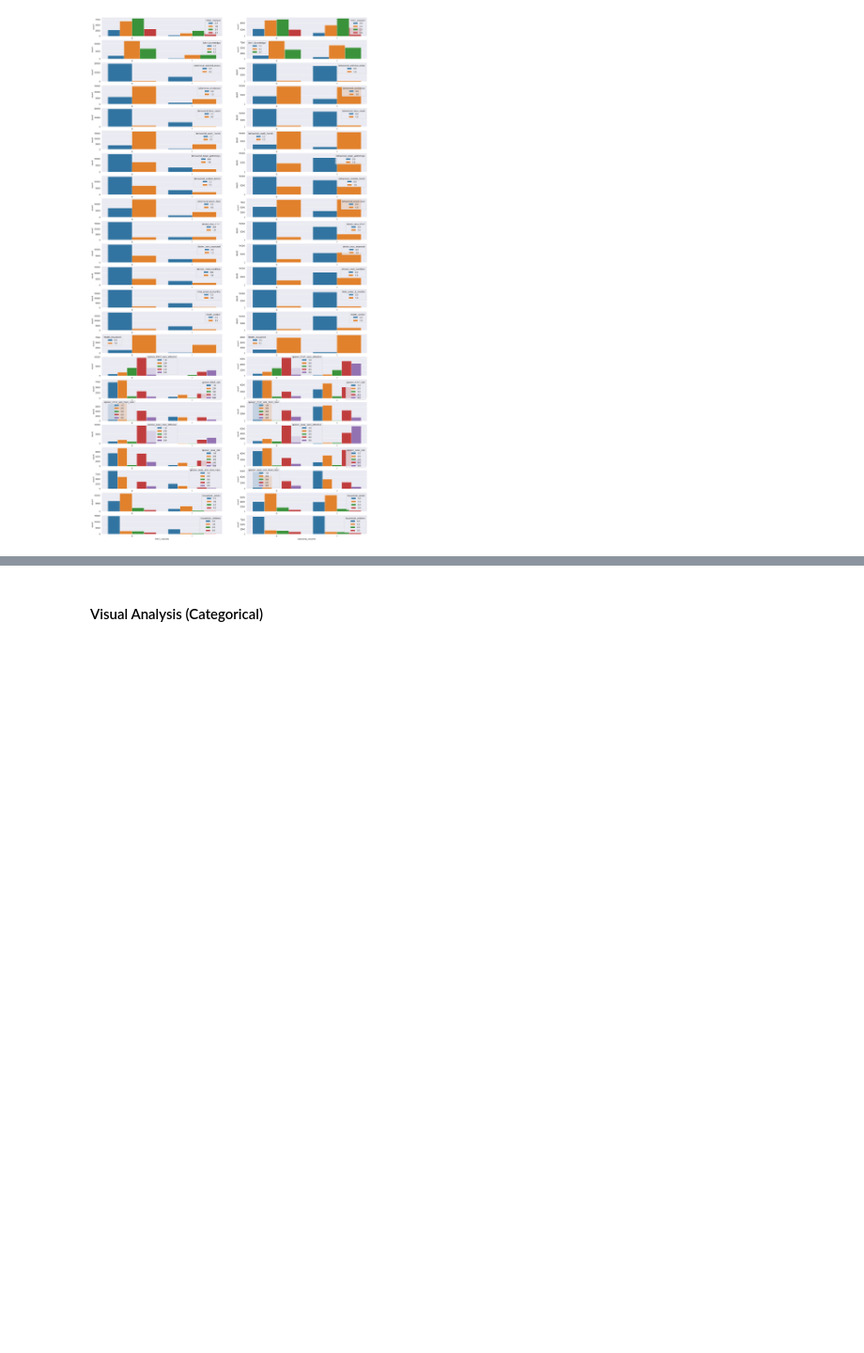
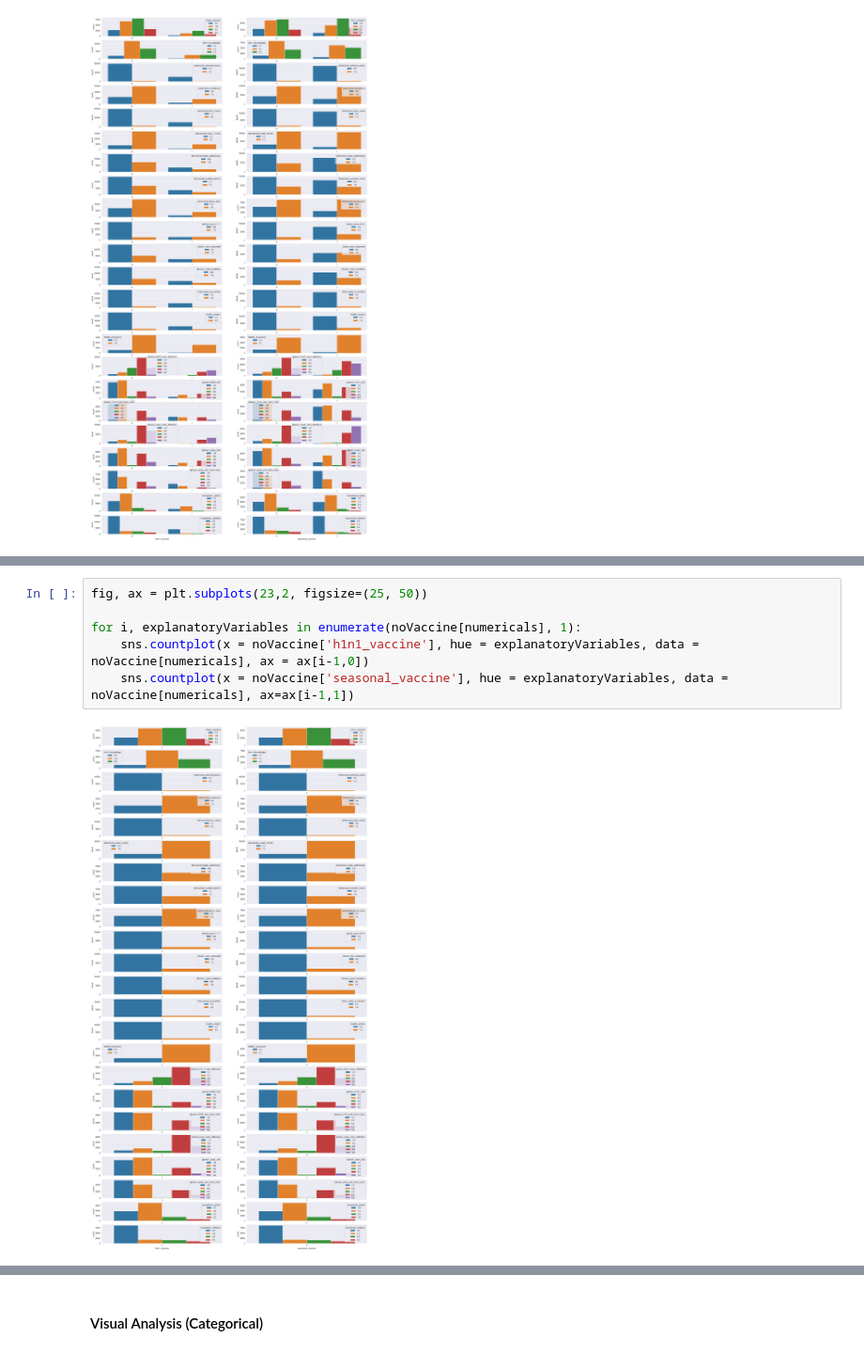
Before and after one commit to JanRII23/vaccineAnalysis, a Jupyter notebook: vaccineAnalysis.ipynb, the cells around one changed output, grey strips where cells are left out. Shown at 94% size. Cells and saved outputs as stored; diff of their text form; blank space fills up the shorter version.

```diff
--- a/vaccineAnalysis.ipynb
+++ b/vaccineAnalysis.ipynb
@@ -404,0 +425,8 @@ pairplots (not appropriate because most is binary), scatterplot (not ideal), den
+# %%
+fig, ax = plt.subplots(23,2, figsize=(25, 50))
+
+for i, explanatoryVariables in enumerate(noVaccine[numericals], 1):
+    sns.countplot(x = noVaccine['h1n1_vaccine'], hue = explanatoryVariables, data = noVaccine[numericals], ax = ax[i-1,0])
+    sns.countplot(x = noVaccine['seasonal_vaccine'], hue = explanatoryVariables, data = noVaccine[numericals], ax=ax[i-1,1])
+# %% [output]
+[figure, added]
```
Also changed, not shown: parts of 18 cells of this notebook, 1 other file.
